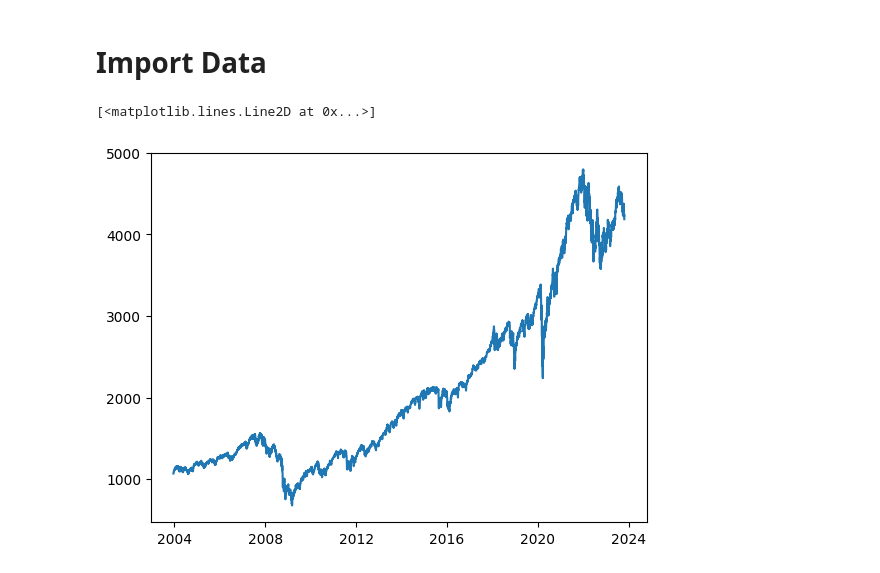
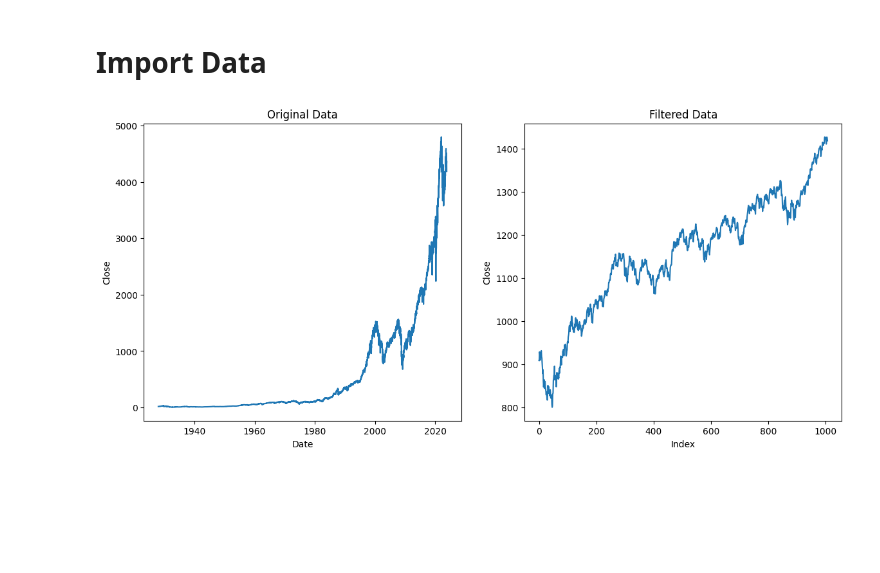
Before and after one commit to wd7512/learntools-examples, a Jupyter notebook: Examples/Trading/IndexPricing.ipynb, the cells around one changed output. Saved outputs shown, nothing was run; the diff lists cells and outputs as text; code cells hidden in the pictures; blank space fills up the shorter version.

Commit message:
Adding Initial Index Pricing

```diff
--- a/Examples/Trading/IndexPricing.ipynb
+++ b/Examples/Trading/IndexPricing.ipynb
@@ -173,13 +173,28 @@ def preprocess(data,int_dates):
 # %%
 DF = pd.read_csv('SPX.MAX.csv')
 DF['Date'] = pd.to_datetime(DF['Date'])
-data = DF['Close'].to_numpy()[-5000:]
+data = DF[(DF['Date'].dt.year < 2007) & (DF['Date'].dt.year > 2002)]['Close'].to_numpy()
 int_dates = np.arange(0,len(data))
 # %%
-plt.plot(DF['Date'][-5000:],DF['Close'][-5000:])
+import matplotlib.pyplot as plt
+
+fig, (ax1, ax2) = plt.subplots(1, 2, figsize=(14, 6))
+
+# Plotting the original data
+ax1.plot(DF['Date'], DF['Close'])
+ax1.set_title('Original Data')
+ax1.set_xlabel('Date')
+ax1.set_ylabel('Close')
+
+# Plotting the filtered data
+ax2.plot(data)
+ax2.set_title('Filtered Data')
+ax2.set_xlabel('Index')
+ax2.set_ylabel('Close')
+
+plt.show()
 # %% [output]
-[<matplotlib.lines.Line2D at 0x...>]
-[figure, old version]
+[figure, new version]
 # %%
 input_matrix = preprocess(data,int_dates)
 
```
Also changed, not shown: parts of 15 cells of this notebook, 6 other files.
